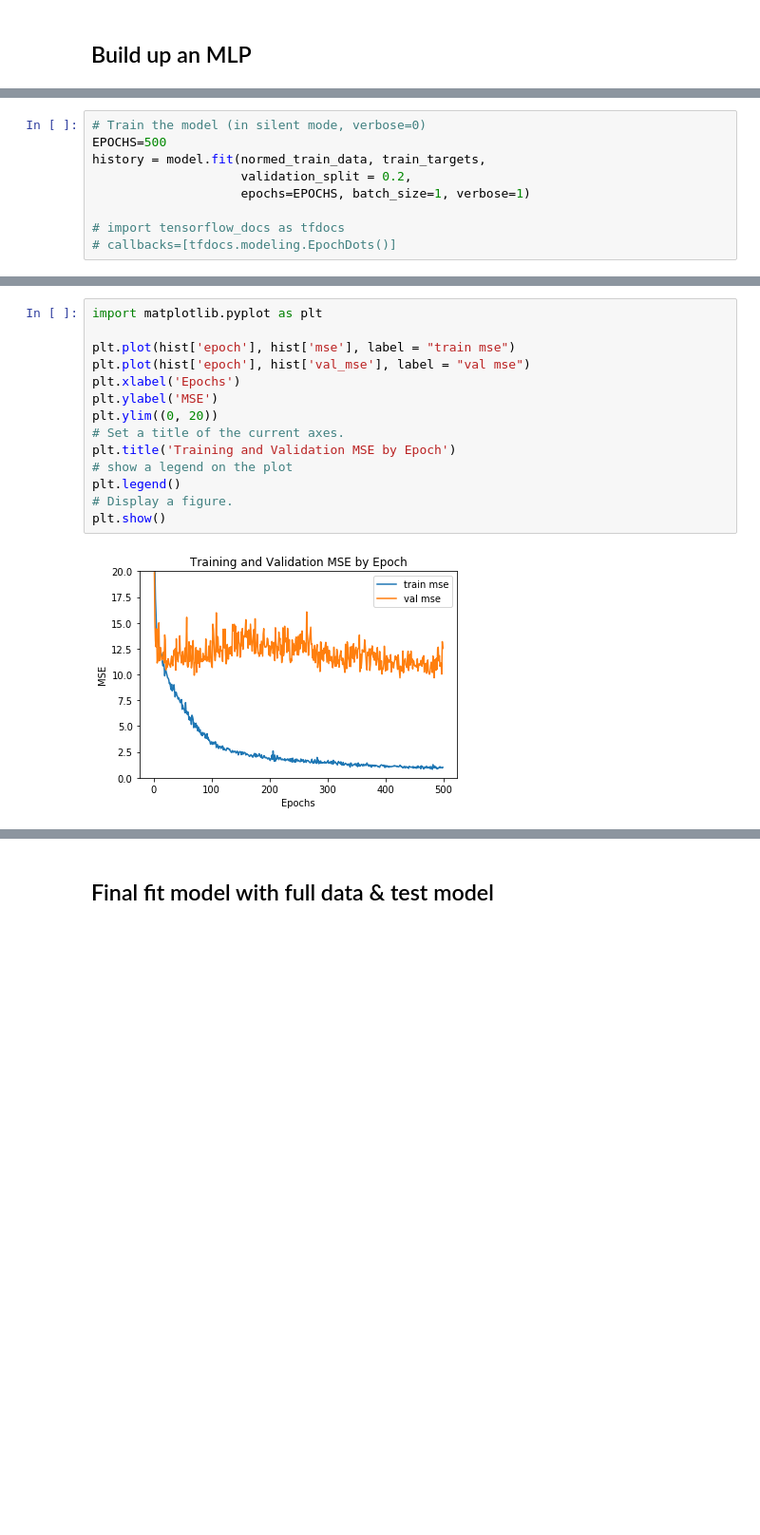
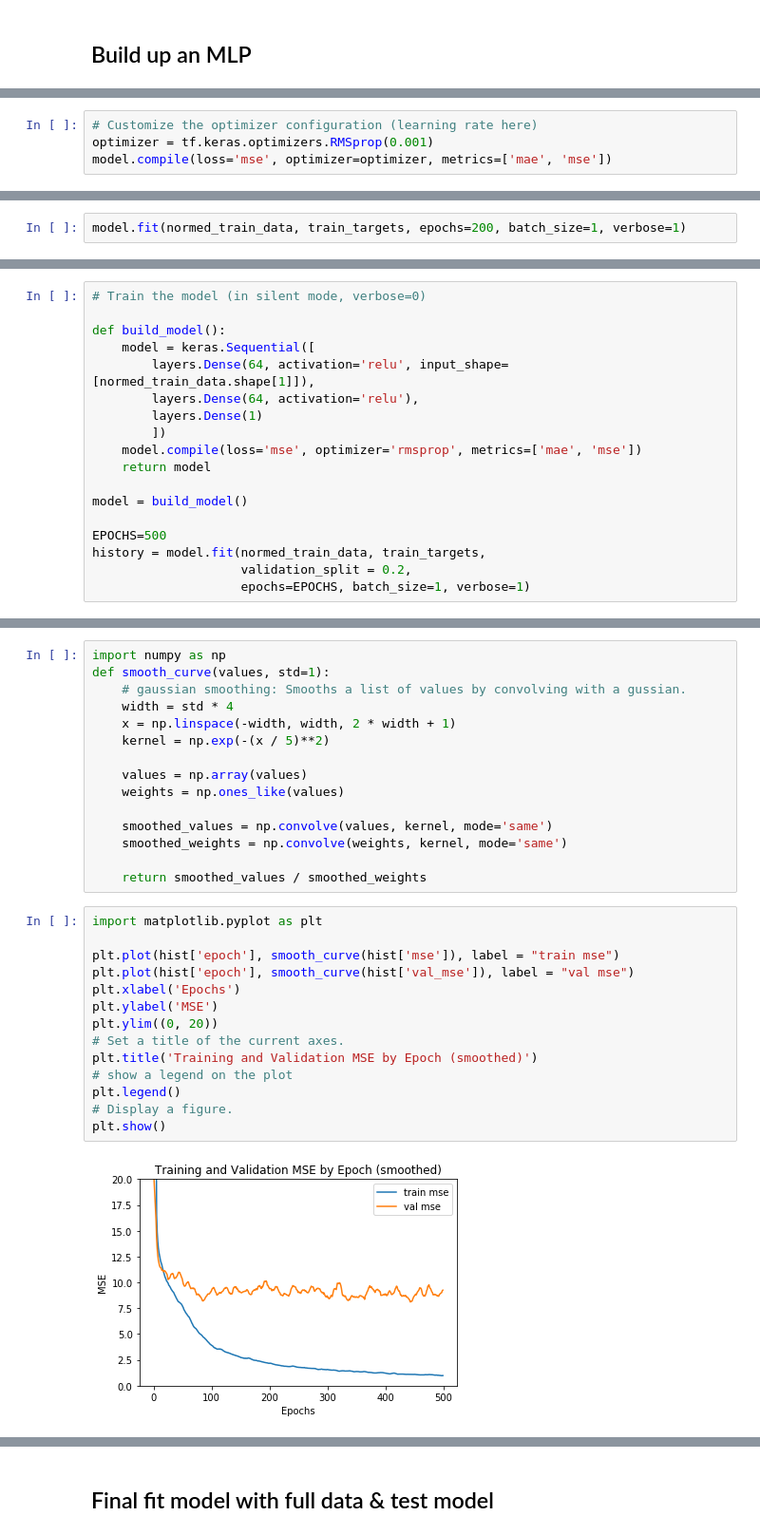
Before and after one commit to datamllab/automl-in-action-notebooks, a Jupyter notebook: 2.3-House-Price-Prediction-MLP.ipynb, the cells around one changed output, grey strips where cells are left out. Shown at 95% size. Drawn from its saved outputs; the diff is of its cells as text; blank space fills up the shorter version.

```diff
--- a/2.3-House-Price-Prediction-MLP.ipynb
+++ b/2.3-House-Price-Prediction-MLP.ipynb
@@ -68 +67,5 @@ array([[0.25919864],
+# %%
+# Customize the optimizer configuration (learning rate here)
+optimizer = tf.keras.optimizers.RMSprop(0.001)
+model.compile(loss='mse', optimizer=optimizer, metrics=['mae', 'mse'])
 # %% [markdown]
@@ -69,0 +73,2 @@ array([[0.25919864],
+# %%
+model.fit(normed_train_data, train_targets, epochs=200, batch_size=1, verbose=1)
@@ -70,12 +101,21 @@ array([[0.25919864],
 # %%
 # Train the model (in silent mode, verbose=0)
+
+def build_model():
+    model = keras.Sequential([
+        layers.Dense(64, activation='relu', input_shape=[normed_train_data.shape[1]]),
+        layers.Dense(64, activation='relu'),
+        layers.Dense(1)
+        ])
+    model.compile(loss='mse', optimizer='rmsprop', metrics=['mae', 'mse'])
+    return model
+
+model = build_model()
+
 EPOCHS=500
 history = model.fit(normed_train_data, train_targets,
                     validation_split = 0.2,
                     epochs=EPOCHS, batch_size=1, verbose=1)
-
-# import tensorflow_docs as tfdocs
-# callbacks=[tfdocs.modeling.EpochDots()]
 # %% [output]
 Train on 323 samples, validate on 81 samples
 Epoch 1/500
@@ -109,16 +164,31 @@ hist.tail()
+# %%
+import numpy as np
+def smooth_curve(values, std=1):
+    # gaussian smoothing: Smooths a list of values by convolving with a gussian.
+    width = std * 4
+    x = np.linspace(-width, width, 2 * width + 1)
+    kernel = np.exp(-(x / 5)**2)
+
+    values = np.array(values)
+    weights = np.ones_like(values)
+
+    smoothed_values = np.convolve(values, kernel, mode='same')
+    smoothed_weights = np.convolve(weights, kernel, mode='same')
+
+    return smoothed_values / smoothed_weights
 # %%
 import matplotlib.pyplot as plt
 
-plt.plot(hist['epoch'], hist['mse'], label = "train mse")
-plt.plot(hist['epoch'], hist['val_mse'], label = "val mse")
+plt.plot(hist['epoch'], smooth_curve(hist['mse']), label = "train mse")
+plt.plot(hist['epoch'], smooth_curve(hist['val_mse']), label = "val mse")
 plt.xlabel('Epochs')
 plt.ylabel('MSE')
 plt.ylim((0, 20))
 # Set a title of the current axes.
-plt.title('Training and Validation MSE by Epoch')
+plt.title('Training and Validation MSE by Epoch (smoothed)')
 # show a legend on the plot
 plt.legend()
 # Display a figure.
 plt.show()
 # %% [output]
-[figure, old version]
+[figure, new version]
```
Also changed, not shown: parts of 19 cells of this notebook, 1 other file.
